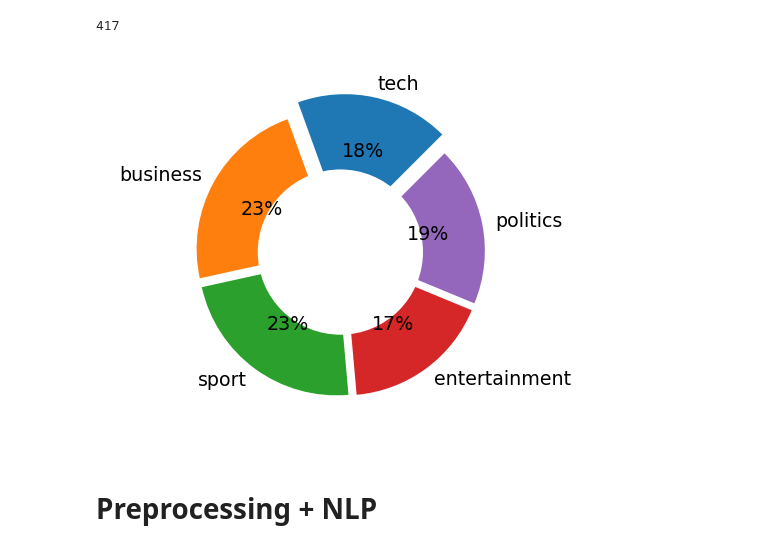
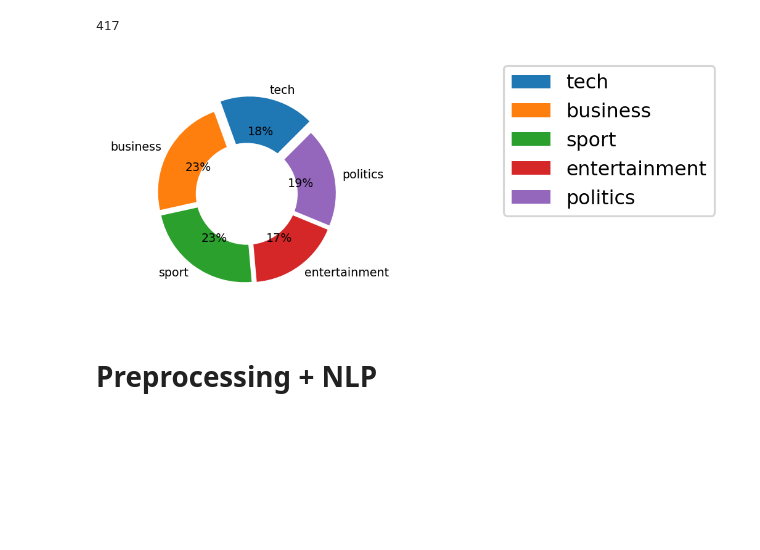
Before and after one commit to Hello49/multiclass, a Jupyter notebook: Model.ipynb, the cells around one changed output. Saved outputs shown, nothing was run; the diff lists cells and outputs as text; code cells hidden in the pictures; blank space fills up the shorter version.

```diff
--- a/Model.ipynb
+++ b/Model.ipynb
@@ -80,15 +80,16 @@ politics_news
 # %%
 #pie chart visualisation of category of NEWS
 size=[tech_news,business_news,sports_news,entr_news,politics_news]
 plt.figure(figsize=(2,2),dpi=228)
 offset = [0.15, 0.05, 0.05, 0.05,0.05]
 plt.pie(size,labels=labels,textprops={'fontsize':6},startangle=45,autopct='%1.0f%%', explode=offset)
 
 centre_circle = plt.Circle((0, 0), radius=0.60, fc='white')
 plt.gca().add_artist(centre_circle)
+plt.legend(bbox_to_anchor =(2.75, 1.15))
 plt.show()
 # %% [output]
-[figure, old version]
+[figure, new version]
 # %% [markdown]
 # Preprocessing + NLP
 # %%
```
Also changed, not shown: parts of 23 cells of this notebook.
